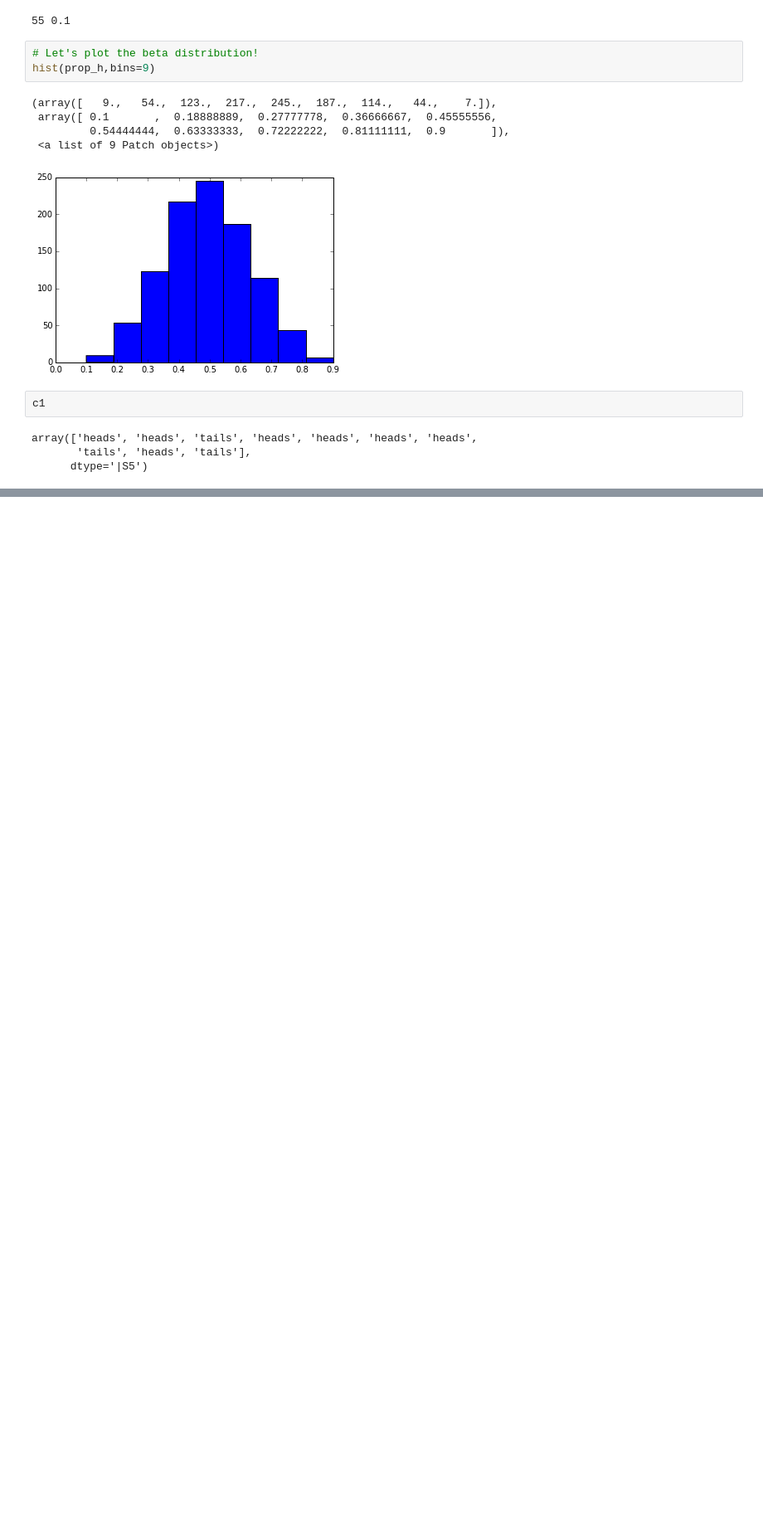
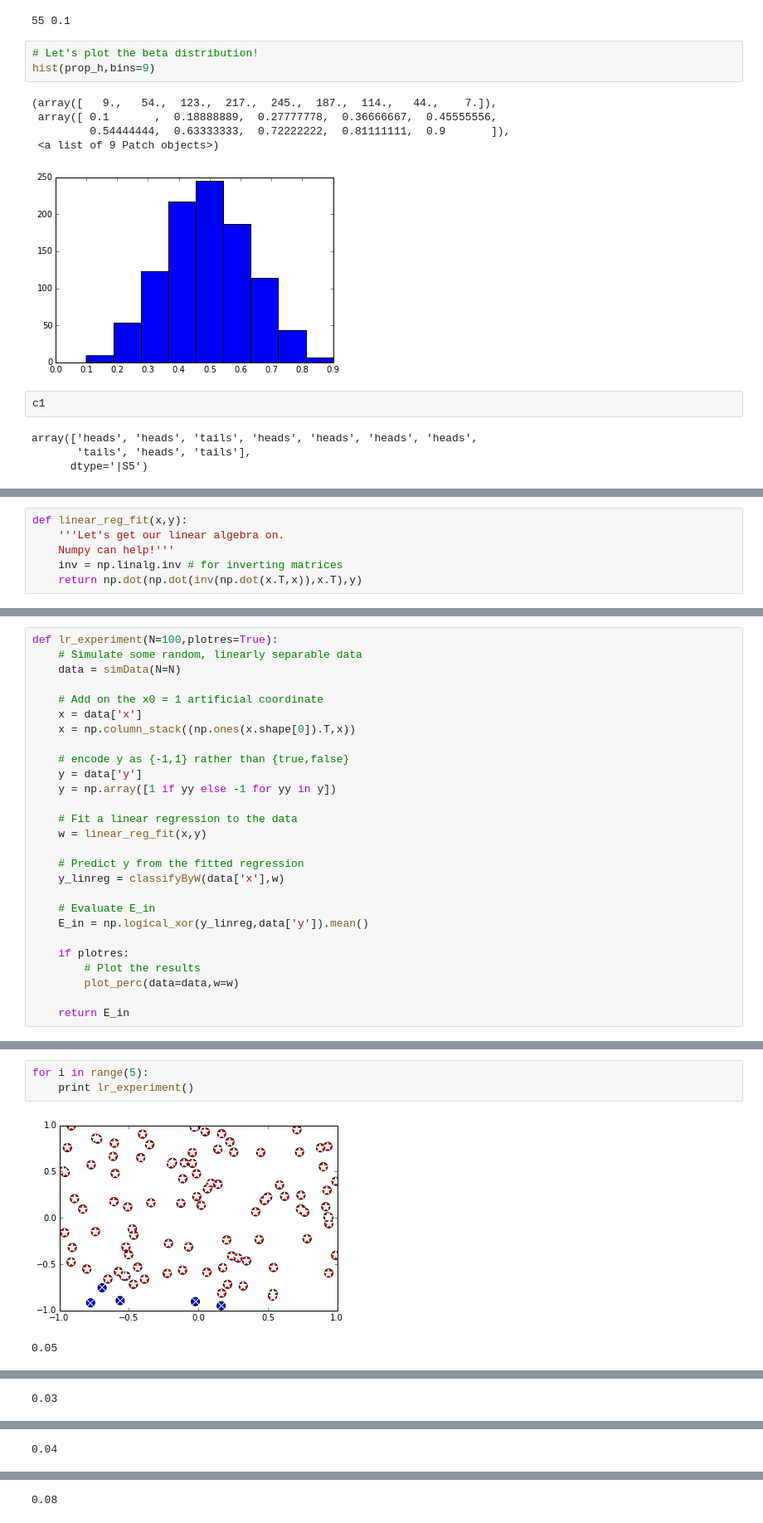
Before and after one commit to cjbayesian/cs_1156, a Jupyter notebook: hw2/hw2.ipynb, the cells around one changed output, grey strips where cells are left out. Shown at 83% size. Saved outputs shown, nothing was run; the diff lists cells and outputs as text; blank space fills up the shorter version.

```diff
--- a/hw2/hw2.ipynb
+++ b/hw2/hw2.ipynb
@@ -70,0 +78,6 @@ array(['heads', 'heads', 'tails', 'heads', 'heads', 'heads', 'heads',
+# %%
+def linear_reg_fit(x,y):
+    '''Let's get our linear algebra on.
+    Numpy can help!'''
+    inv = np.linalg.inv # for inverting matrices
+    return np.dot(np.dot(inv(np.dot(x.T,x)),x.T),y)
@@ -70,0 +192,27 @@ array(['heads', 'heads', 'tails', 'heads', 'heads', 'heads', 'heads',
+# %%
+def lr_experiment(N=100,plotres=True):
+    # Simulate some random, linearly separable data
+    data = simData(N=N)
+
+    # Add on the x0 = 1 artificial coordinate
+    x = data['x']
+    x = np.column_stack((np.ones(x.shape[0]).T,x))
+
+    # encode y as {-1,1} rather than {true,false}
+    y = data['y']
+    y = np.array([1 if yy else -1 for yy in y])
+
+    # Fit a linear regression to the data
+    w = linear_reg_fit(x,y)
+
+    # Predict y from the fitted regression
+    y_linreg = classifyByW(data['x'],w)
+
+    # Evaluate E_in
+    E_in = np.logical_xor(y_linreg,data['y']).mean()
+
+    if plotres:
+        # Plot the results
+        plot_perc(data=data,w=w)
+
+    return E_in
@@ -70,0 +221,6 @@ array(['heads', 'heads', 'tails', 'heads', 'heads', 'heads', 'heads',
+# %%
+for i in range(5):
+    print lr_experiment()
+# %% [output]
+[figure, added]
+0.05
@@ -70,0 +228 @@ array(['heads', 'heads', 'tails', 'heads', 'heads', 'heads', 'heads',
+0.03
@@ -70,0 +230 @@ array(['heads', 'heads', 'tails', 'heads', 'heads', 'heads', 'heads',
+0.04
@@ -70,0 +232 @@ array(['heads', 'heads', 'tails', 'heads', 'heads', 'heads', 'heads',
+0.08
```
Also changed, not shown: parts of 18 cells of this notebook.
